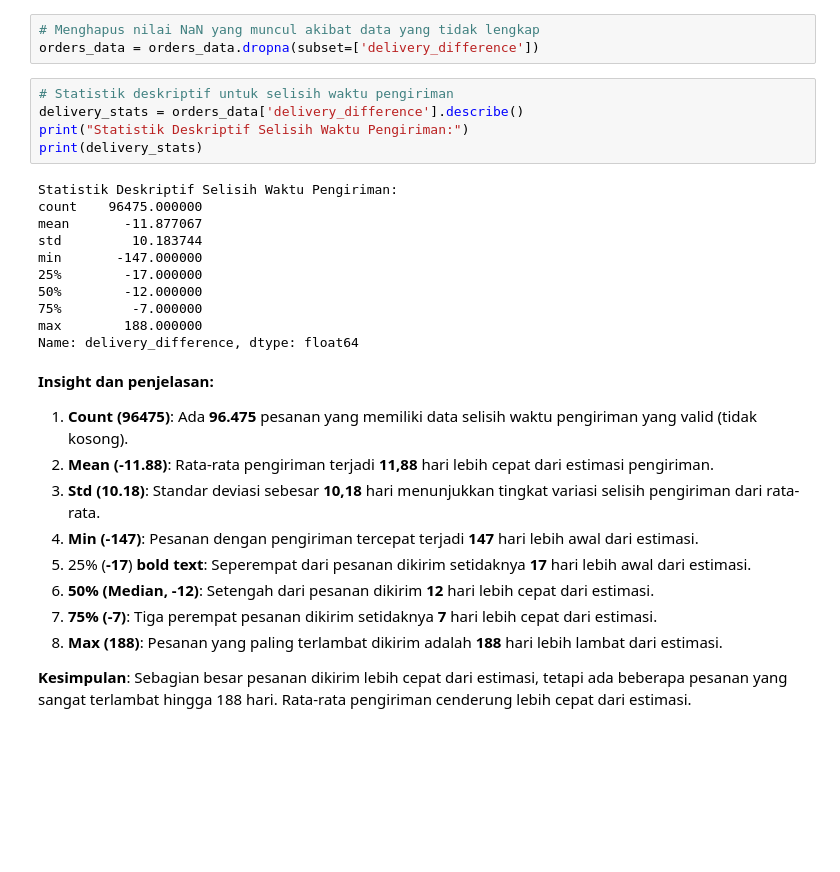
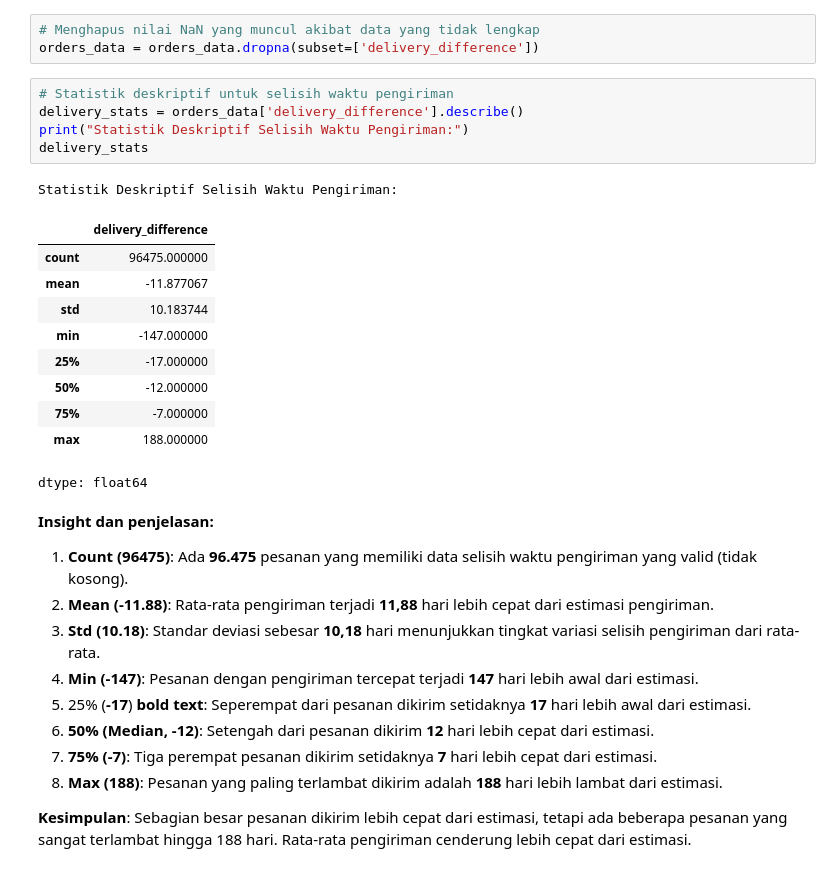
Before and after one commit to LatiefDataVisionary/data-analysis-dicoding-projects, a Jupyter notebook: Proyek_Analisis_Data.ipynb, the cells around one changed output. Drawn from its saved outputs; the diff is of its cells as text; blank space fills up the shorter version.

```diff
--- a/Proyek_Analisis_Data.ipynb
+++ b/Proyek_Analisis_Data.ipynb
@@ -1041,19 +1021,20 @@ orders_data = orders_data.dropna(subset=['delivery_difference'])
 # %%
 # Statistik deskriptif untuk selisih waktu pengiriman
 delivery_stats = orders_data['delivery_difference'].describe()
 print("Statistik Deskriptif Selisih Waktu Pengiriman:")
-print(delivery_stats)
+delivery_stats
 # %% [output]
 Statistik Deskriptif Selisih Waktu Pengiriman:
-count    96475.000000
-mean       -11.877067
-std         10.183744
-min       -147.000000
-25%        -17.000000
-50%        -12.000000
-75%         -7.000000
-max        188.000000
-Name: delivery_difference, dtype: float64
+|  | delivery_difference |
+| count | 96475.000000 |
+| mean | -11.877067 |
+| std | 10.183744 |
+| min | -147.000000 |
+| 25% | -17.000000 |
+| 50% | -12.000000 |
+| 75% | -7.000000 |
+| max | 188.000000 |
+dtype: float64
 # %% [markdown]
 **Insight dan penjelasan:**
 
```
Also changed, not shown: parts of 31 cells of this notebook.
